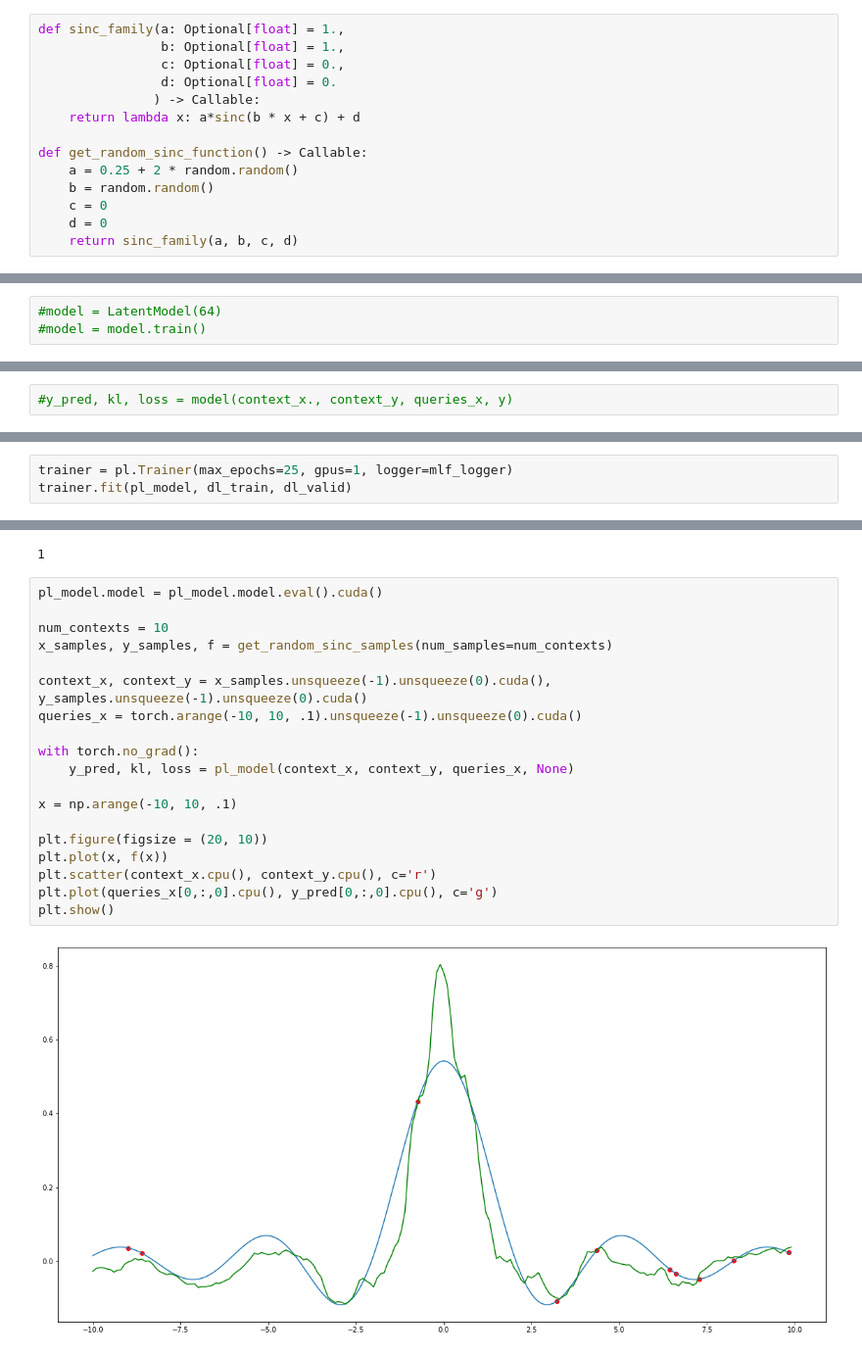
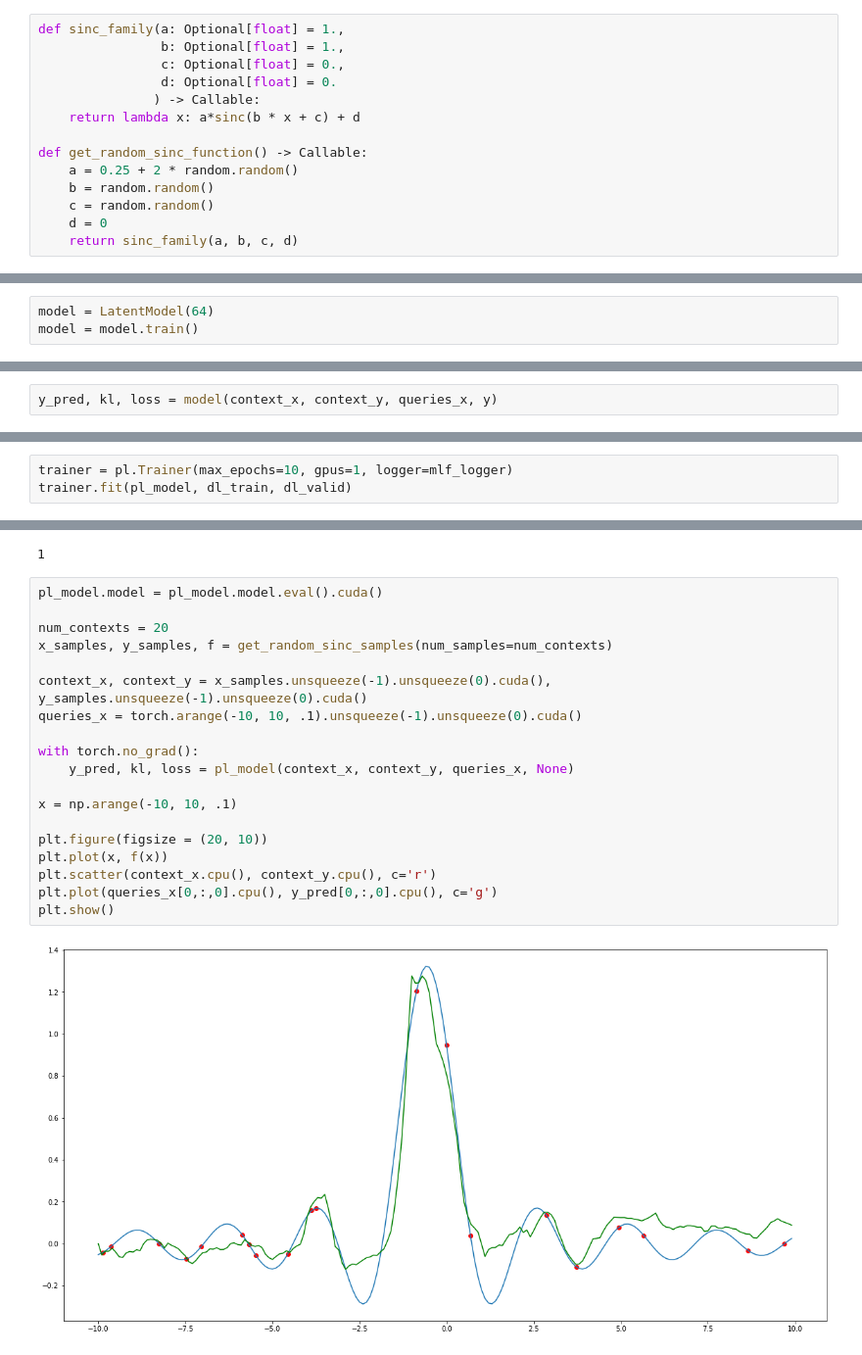
Before and after one commit to fg91/experiments, a Jupyter notebook: attentive_neural_processes.ipynb, the cells around one changed output, grey strips where cells are left out. Shown at 98% size. Saved outputs shown, nothing was run; the diff lists cells and outputs as text.

```diff
--- a/attentive_neural_processes.ipynb
+++ b/attentive_neural_processes.ipynb
@@ -30,7 +30,7 @@ def sinc_family(a: Optional[float] = 1.,
 def get_random_sinc_function() -> Callable:
     a = 0.25 + 2 * random.random()
     b = random.random()
-    c = 0
+    c = random.random()
     d = 0
     return sinc_family(a, b, c, d)
 # %%
@@ -866,5 +884,5 @@ class NewAttention(torch.nn.Module):
 
         return result, attns
 # %%
-#model = LatentModel(64)
-#model = model.train()
+model = LatentModel(64)
+model = model.train()
@@ -873,4 +908,4 @@ context_x.shape, context_y.shape, queries_x.shape
 # %% [output]
 (torch.Size([640, 10, 1]), torch.Size([640, 10, 1]), torch.Size([640, 30, 1]))
 # %%
-#y_pred, kl, loss = model(context_x., context_y, queries_x, y)
+y_pred, kl, loss = model(context_x, context_y, queries_x, y)
@@ -945,7 +998,7 @@ NewMultiheadAttention
 NewAttention
 NewMultiheadAttention
 # %%
-trainer = pl.Trainer(max_epochs=25, gpus=1, logger=mlf_logger)
+trainer = pl.Trainer(max_epochs=10, gpus=1, logger=mlf_logger)
 trainer.fit(pl_model, dl_train, dl_valid)
 # %% [output]
 GPU available: True, used: True
@@ -963,24 +1016,24 @@ LOCAL_RANK: 0 - CUDA_VISIBLE_DEVICES: [0]
 # %%
 pl_model.model = pl_model.model.eval().cuda()
 
-num_contexts = 10
+num_contexts = 20
 x_samples, y_samples, f = get_random_sinc_samples(num_samples=num_contexts)
 
 context_x, context_y = x_samples.unsqueeze(-1).unsqueeze(0).cuda(), y_samples.unsqueeze(-1).unsqueeze(0).cuda()
 queries_x = torch.arange(-10, 10, .1).unsqueeze(-1).unsqueeze(0).cuda()
 
 with torch.no_grad():
     y_pred, kl, loss = pl_model(context_x, context_y, queries_x, None)
 
 x = np.arange(-10, 10, .1)
 
 plt.figure(figsize = (20, 10))
 plt.plot(x, f(x))
 plt.scatter(context_x.cpu(), context_y.cpu(), c='r')
 plt.plot(queries_x[0,:,0].cpu(), y_pred[0,:,0].cpu(), c='g')
 plt.show()
 # %% [output]
-[figure, old version]
+[figure, new version]
 # %%
 #viz kernel fourier features
 for ca in list(pl_model.model.deterministic_encoder.cross_attentions): #z_attentions self_attentions
```
Also changed, not shown: parts of 12 cells of this notebook.
